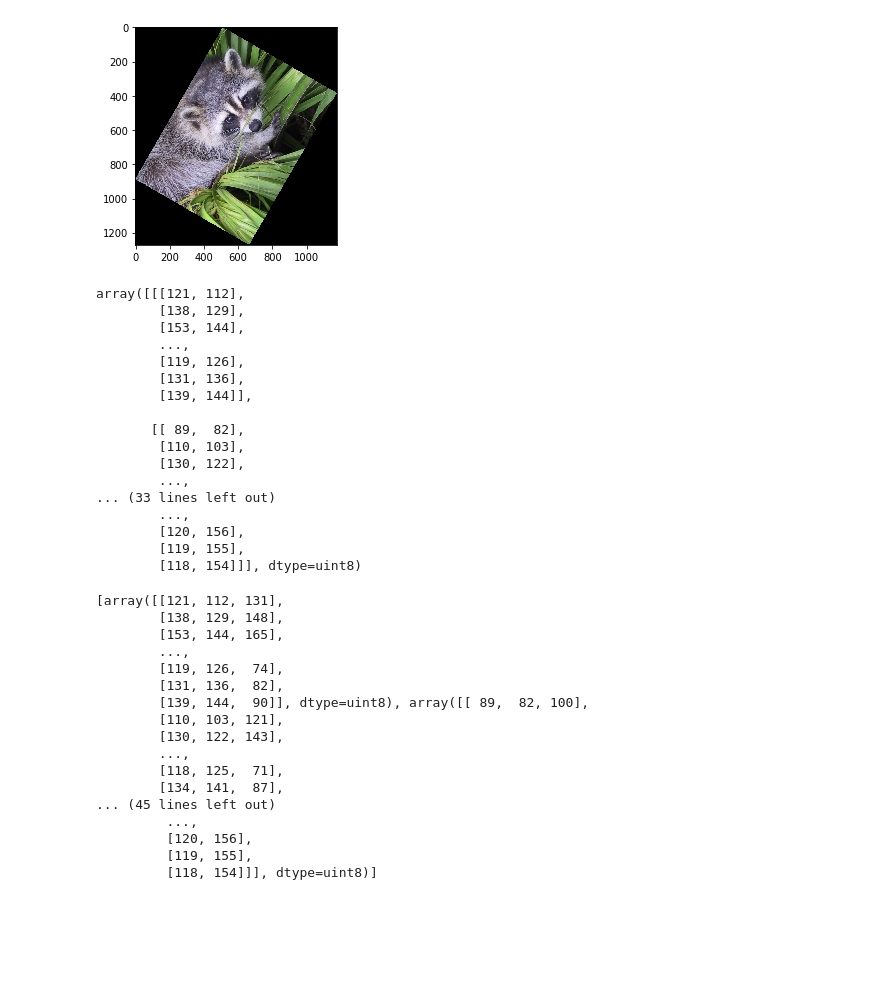
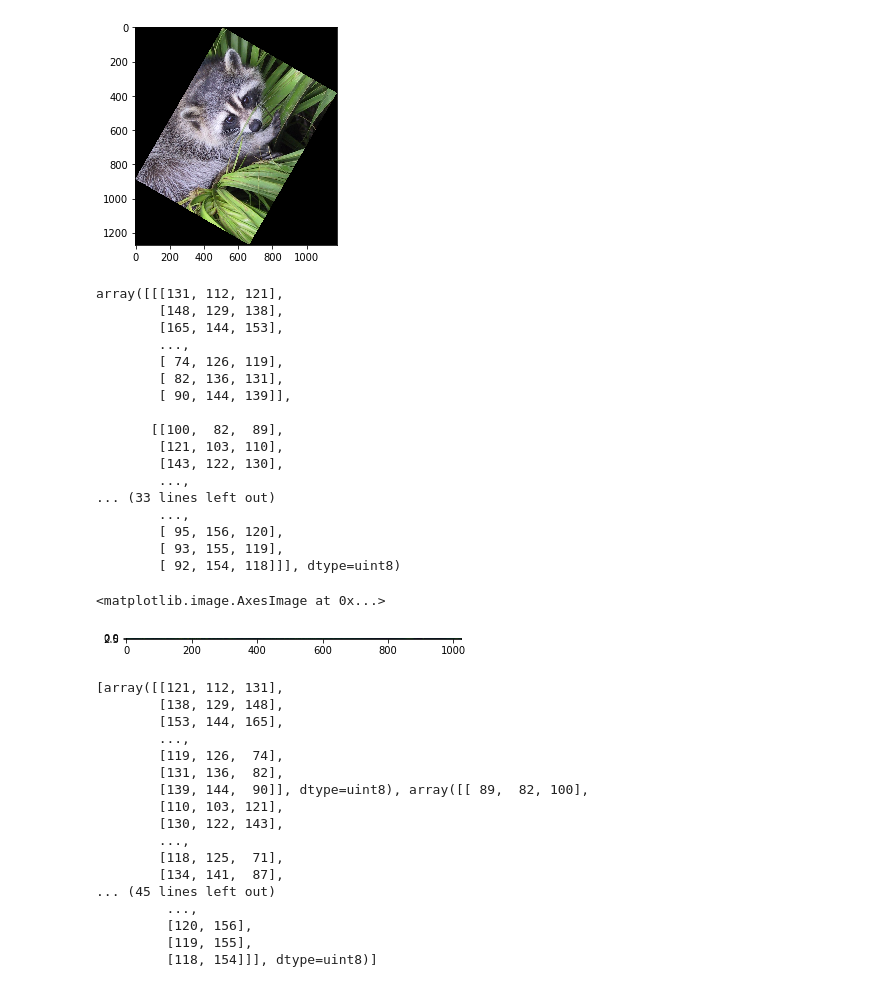
Before and after one commit to 2019-a-gr1-python/py-alvarez-naranjo-miguel-esteban, a Jupyter notebook: 02_Numpy/06_Imagenes.ipynb, the cells around one changed output. Cells and saved outputs as stored; diff of their text form; code cells hidden in the pictures; blank space fills up the shorter version.

```diff
--- a/02_Numpy/06_Imagenes.ipynb
+++ b/02_Numpy/06_Imagenes.ipynb
@@ -90,23 +90,23 @@ plt.show
 <function matplotlib.pyplot.show(*args, **kw)>
 [figure]
 # %%
-colores_invertidos_Mapache = mapache[:,:,:-1]
+colores_invertidos_Mapache = mapache[:,:,::-1]
 colores_invertidos_Mapache
 # %% [output]
-array([[[121, 112],
-        [138, 129],
-        [153, 144],
+array([[[131, 112, 121],
+        [148, 129, 138],
+        [165, 144, 153],
         ...,
-        [119, 126],
-        [131, 136],
-        [139, 144]],
+        [ 74, 126, 119],
+        [ 82, 136, 131],
+        [ 90, 144, 139]],
 
-       [[ 89,  82],
-        [110, 103],
-        [130, 122],
+       [[100,  82,  89],
+        [121, 103, 110],
+        [143, 122, 130],
         ...,
 ... (33 lines left out)
         ...,
-        [120, 156],
-        [119, 155],
-        [118, 154]]], dtype=uint8)
+        [ 95, 156, 120],
+        [ 93, 155, 119],
+        [ 92, 154, 118]]], dtype=uint8)
@@ -118,3 +113,10 @@ arreglo_mapache =
+# %%
+mapache_transpuesto = np.transpose(mapache[2])
+# %%
+plt.imshow(mapache_transpuesto)
+# %% [output]
+<matplotlib.image.AxesImage at 0x...>
+[figure, added]
 # %%
 arreglo_mapache
 # %% [output]
```
Also changed, not shown: parts of 7 cells of this notebook, 1 other file.
